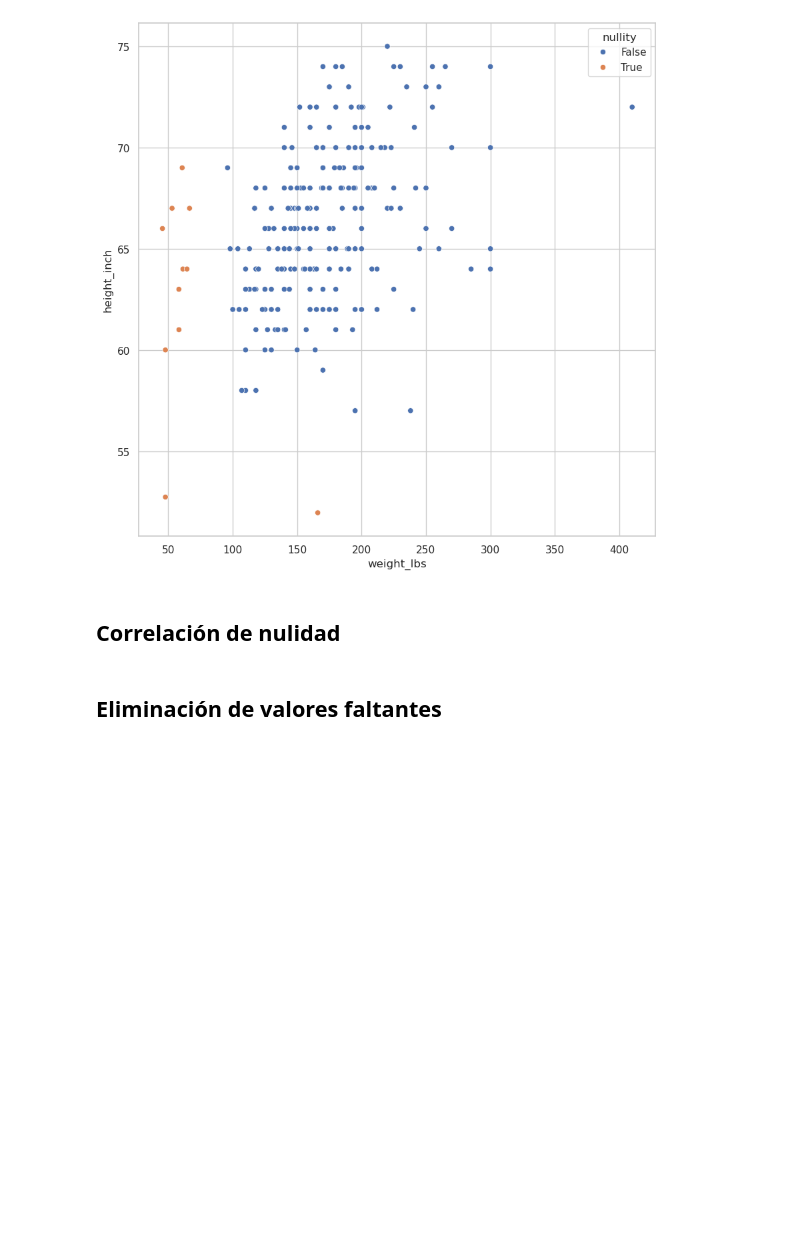
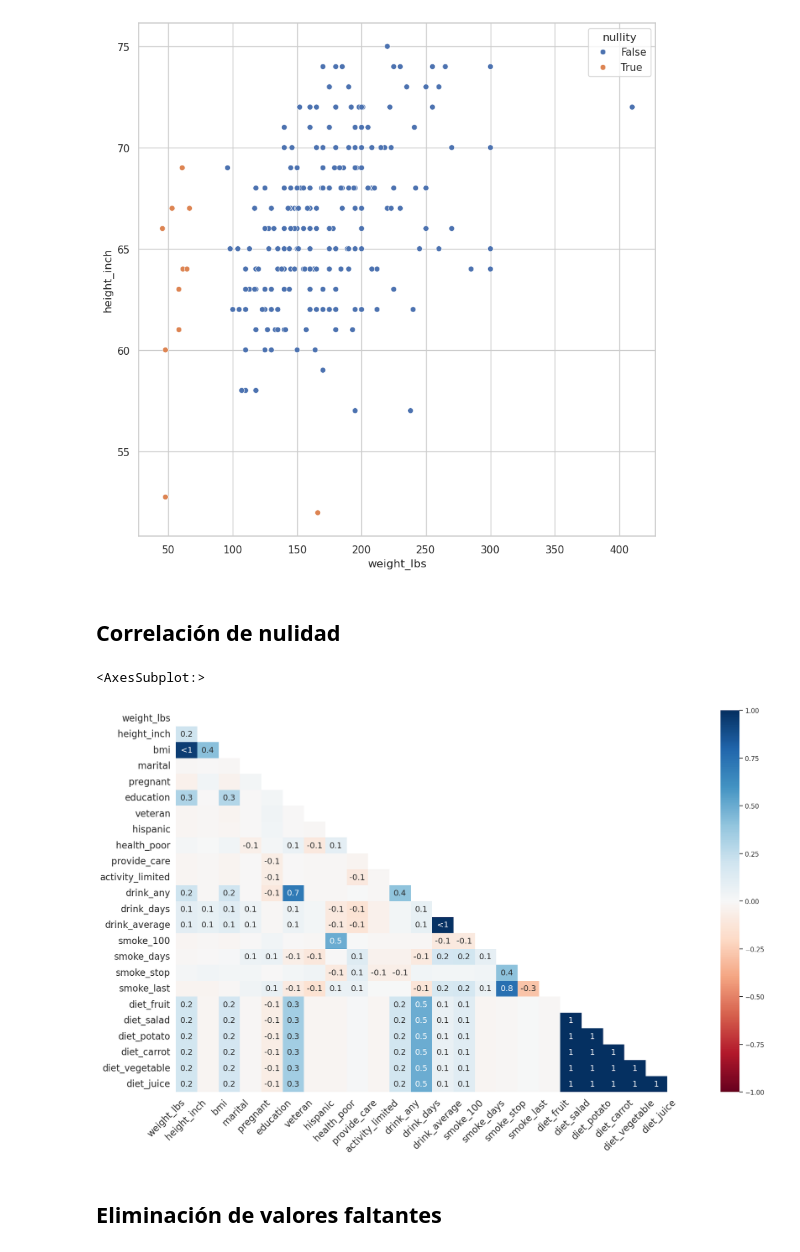
Before and after one commit to fcisnerosr/datos_faltantes, a Jupyter notebook: curso-datos-faltantes-main/jupyter/live-exploration-missing-values.ipynb, the cells around one changed output. Cells and saved outputs as stored; diff of their text form; code cells hidden in the pictures; blank space fills up the shorter version.

Commit message:
heatmap de correlacion de datos faltantes

```diff
--- a/curso-datos-faltantes-main/jupyter/live-exploration-missing-values.ipynb
+++ b/curso-datos-faltantes-main/jupyter/live-exploration-missing-values.ipynb
@@ -1305,6 +1331,15 @@ _Gráfica de dos variables a extensión de pandas missing extension_
 [figure]
 # %% [markdown]
 ## Correlación de nulidad
+# %%
+(
+    missingno.heatmap(
+    df=riskfactors_df
+    )
+)
+# %% [output]
+<AxesSubplot:>
+[figure, added]
 # %% [markdown]
 ## Eliminación de valores faltantes
 # %% [markdown]
```
Also changed, not shown: parts of 5 cells of this notebook.
